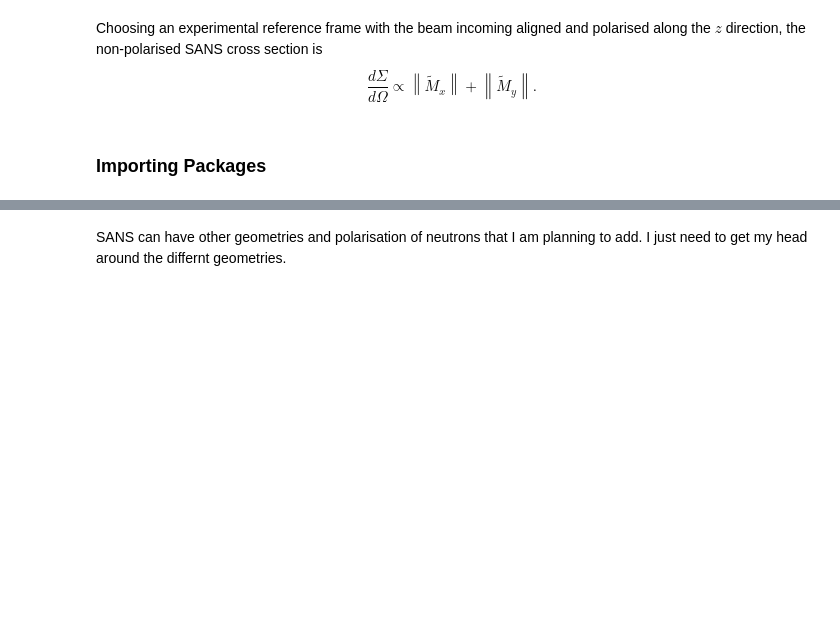
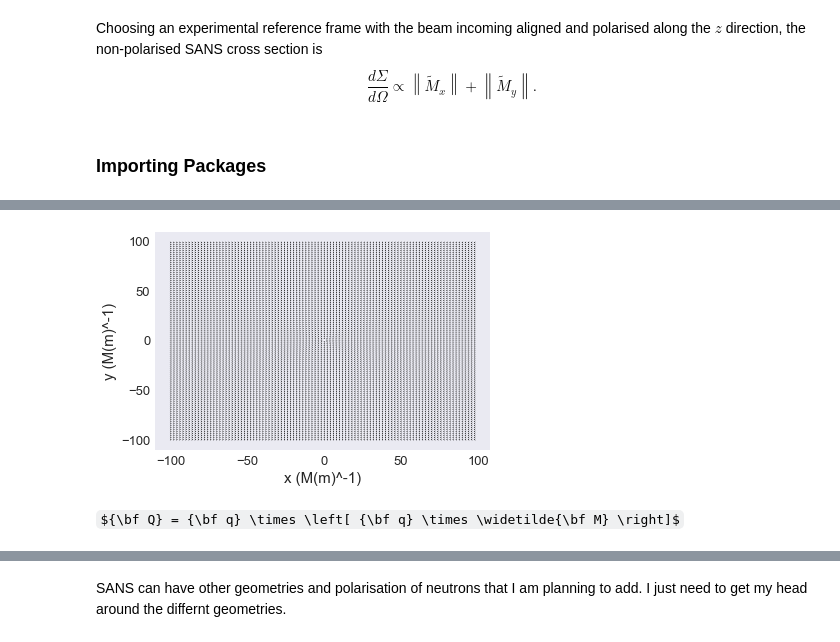
Before and after one commit to ubermag/mag2exp, a Jupyter notebook: docs/ipynb/SANS_df_based.ipynb, the cells around one changed output, grey strips where cells are left out. Saved outputs shown, nothing was run; the diff lists cells and outputs as text; code cells hidden in the pictures; some formulas as TeX source; blank space fills up the shorter version.

```diff
--- a/docs/ipynb/SANS_df_based.ipynb
+++ b/docs/ipynb/SANS_df_based.ipynb
@@ -51,0 +66,5 @@ Running OOMMF (DockerOOMMFRunner) [2021/07/13 09:55]... (23.8 s)
+# %%
+m_p_ft = (system.m * df.dz).integral(direction='z').fft2()
+theta = df.Field(m_p_ft.mesh, dim=1, value=lambda x: np.arctan2(x[1],x[0]))
+
+q = df.Field(m_p_ft.mesh, dim=2, value=lambda x: [x[0],x[1]] / np.linalg.norm([x[0],x[1]]))
@@ -51,0 +97,6 @@ Running OOMMF (DockerOOMMFRunner) [2021/07/13 09:55]... (23.8 s)
+# %%
+q.mpl_vector(use_color=False)
+# %% [output]
+[figure, added]
+# %% [markdown]
+${\bf Q} = {\bf q} \times \left[ {\bf q} \times \widetilde{\bf M} \right]$
```
Also changed, not shown: parts of 31 cells of this notebook, 1 other file.
